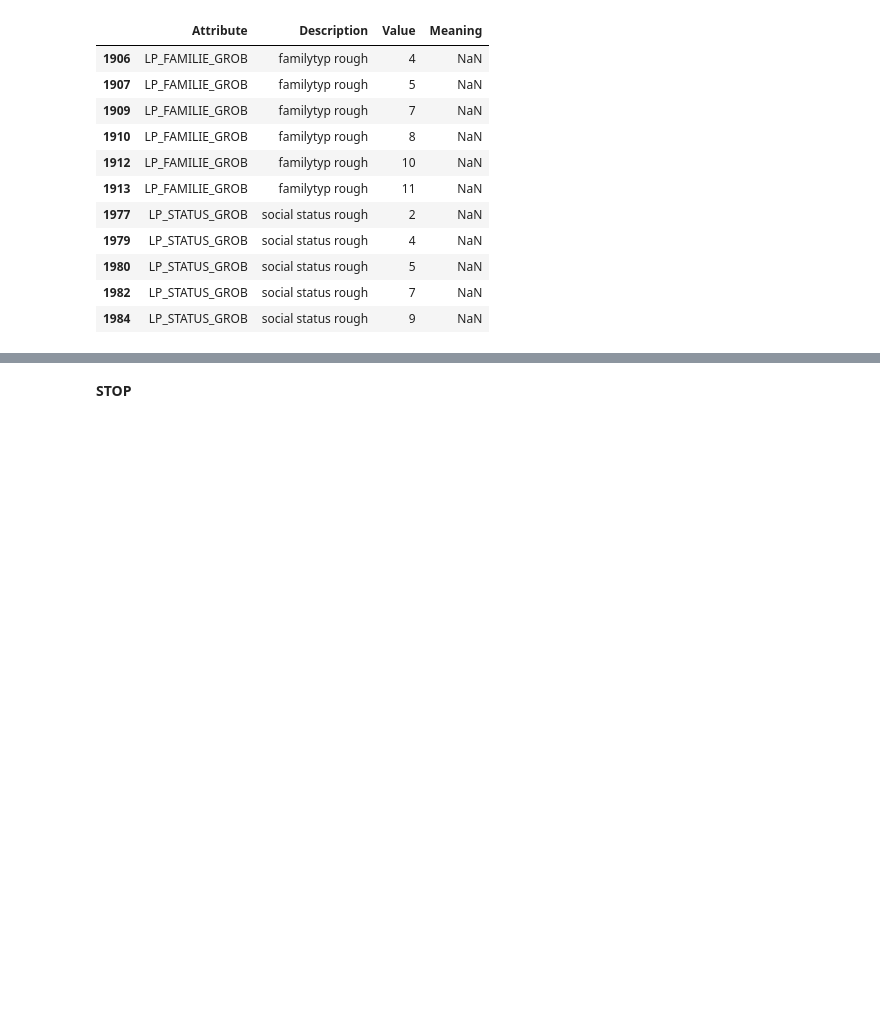
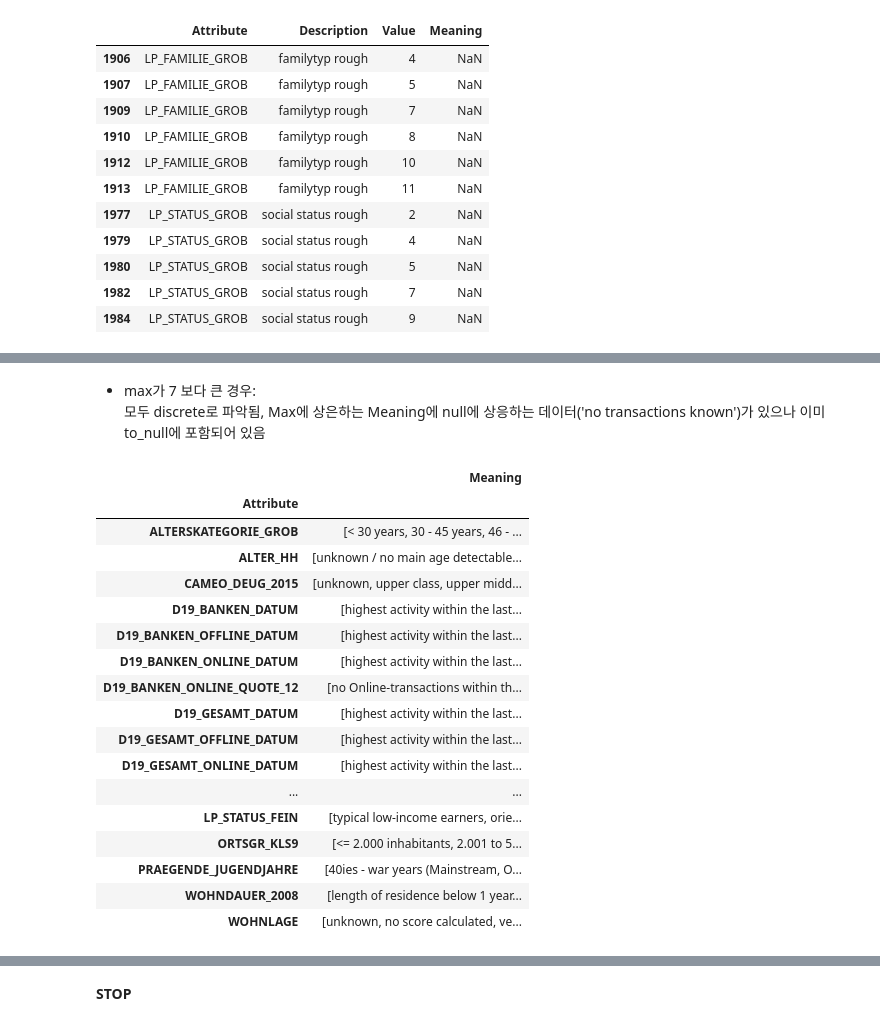
Before and after one commit to jaeyoun-chang/u_city_capstone, a Jupyter notebook: Arvato Project Workbook.ipynb, the cells around one changed output, grey strips where cells are left out. Cells and saved outputs as stored; diff of their text form; code cells hidden in the pictures; blank space fills up the shorter version.

```diff
--- a/Arvato Project Workbook.ipynb
+++ b/Arvato Project Workbook.ipynb
@@ -681,0 +810,35 @@ df_attr이 커버하지 못하는 feature를 살펴보고, 어떻게 전처리
+# %% [markdown]
+* max가 7 보다 큰 경우:
+  모두 discrete로 파악됨, Max에 상은하는 Meaning에 null에 상응하는 데이터('no transactions known')가 있으나 이미 to_null에 포함되어 있음
+# %%
+# pv_attr_num에서 max Value가 7보다 큰 Attribute를 추출함
+max_over_7 = pv_attr_num[pv_attr_num[('max', 'Value')] > 7].index.get_level_values(0)
+
+# max가 7보다 큰 Attribut의 Meaning을 List에 담아 데이터가 discrete / continuous 여부를 파악
+max_over_7 = ft_in_attr_num[ft_in_attr_num.Attribute.isin(max_over_7)]
+pv_max_over_7 = pd.pivot_table(
+    max_over_7,
+    index = 'Attribute',
+    values = 'Meaning',
+    aggfunc = lambda x: x)
+
+view_all(pv_max_over_7)
+# %% [output]
+|  | Meaning |
+| Attribute |  |
+| ALTERSKATEGORIE_GROB | [< 30 years, 30 - 45 years, 46 - ... |
+| ALTER_HH | [unknown / no main age detectable... |
+| CAMEO_DEUG_2015 | [unknown, upper class, upper midd... |
+| D19_BANKEN_DATUM | [highest activity within the last... |
+| D19_BANKEN_OFFLINE_DATUM | [highest activity within the last... |
+| D19_BANKEN_ONLINE_DATUM | [highest activity within the last... |
+| D19_BANKEN_ONLINE_QUOTE_12 | [no Online-transactions within th... |
+| D19_GESAMT_DATUM | [highest activity within the last... |
+| D19_GESAMT_OFFLINE_DATUM | [highest activity within the last... |
+| D19_GESAMT_ONLINE_DATUM | [highest activity within the last... |
+| ... | ... |
+| LP_STATUS_FEIN | [typical low-income earners, orie... |
+| ORTSGR_KLS9 | [<= 2.000 inhabitants, 2.001 to 5... |
+| PRAEGENDE_JUGENDJAHRE | [40ies - war years (Mainstream, O... |
+| WOHNDAUER_2008 | [length of residence below 1 year... |
+| WOHNLAGE | [unknown, no score calculated, ve... |
```
Also changed, not shown: parts of 73 cells of this notebook.
